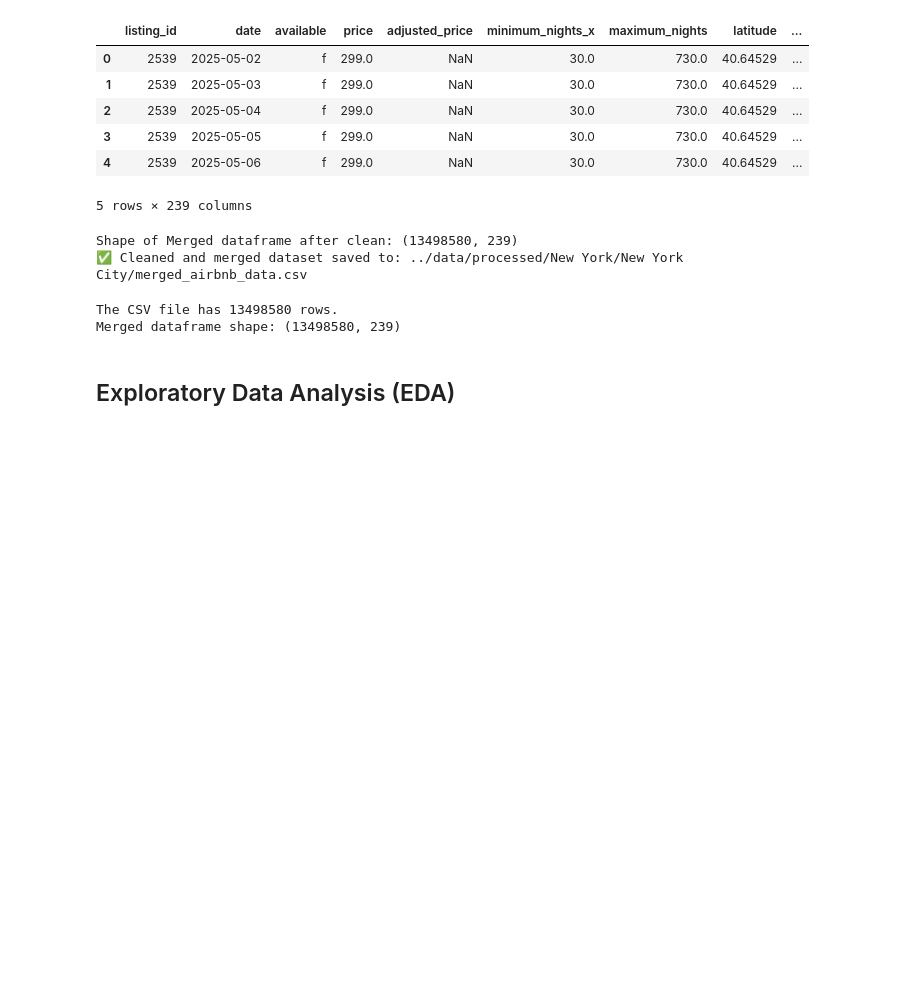
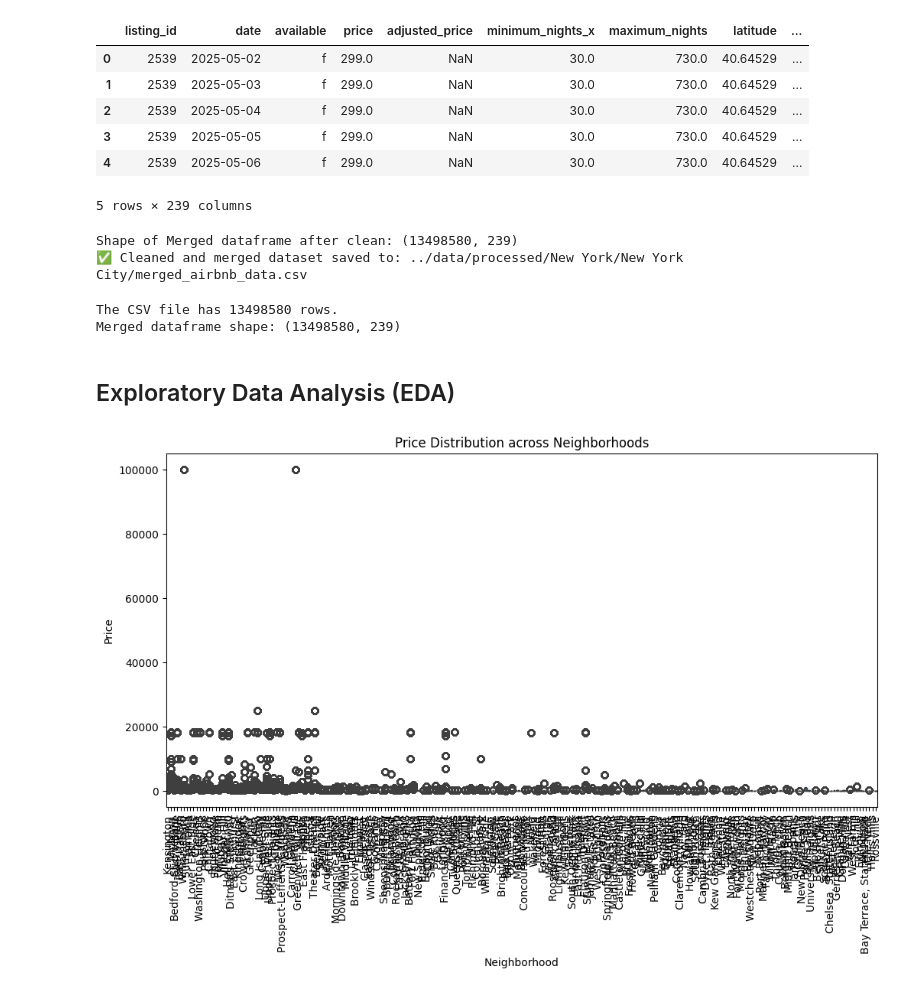
Before and after one commit to fahimulkabir/Airbnb-Pricing-Optimization, a Jupyter notebook: notebooks/preprocess.ipynb, the cells around one changed output. Saved outputs shown, nothing was run; the diff lists cells and outputs as text; code cells hidden in the pictures; blank space fills up the shorter version.

```diff
--- a/notebooks/preprocess.ipynb
+++ b/notebooks/preprocess.ipynb
@@ -147,3 +149,18 @@ The CSV file has 13498580 rows.
 Merged dataframe shape: (13498580, 239)
 # %% [markdown]
 ## Exploratory Data Analysis (EDA)
+# %%
+df = pd.read_csv(merged_data, parse_dates=['date'])
+# === 1️⃣ Price Distribution by Neighborhood ===
+neighborhood_cols = [col for col in df.columns if col.startswith('neighbourhood_cleansed_')]
+df['neighborhood'] = df[neighborhood_cols].idxmax(axis=1).str.replace('neighbourhood_cleansed_', '')
+
+plt.figure(figsize=(12,6))
+sns.boxplot(data=df, x='neighborhood', y='price')
+plt.xticks(rotation=90)
+plt.title('Price Distribution across Neighborhoods')
+plt.ylabel('Price')
+plt.xlabel('Neighborhood')
+plt.show()
+# %% [output]
+[figure, added]
```
Also changed, not shown: parts of 7 cells of this notebook, 3 other files.
